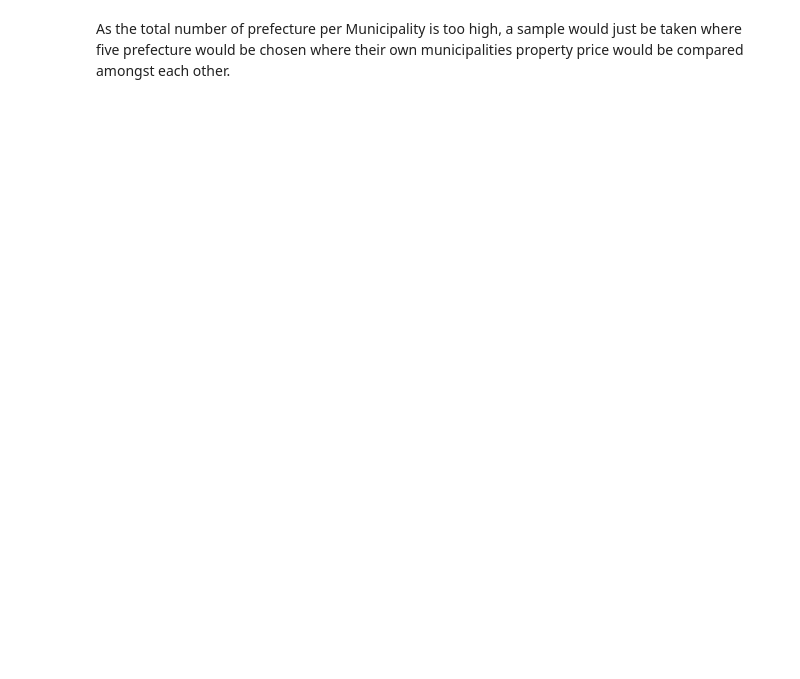
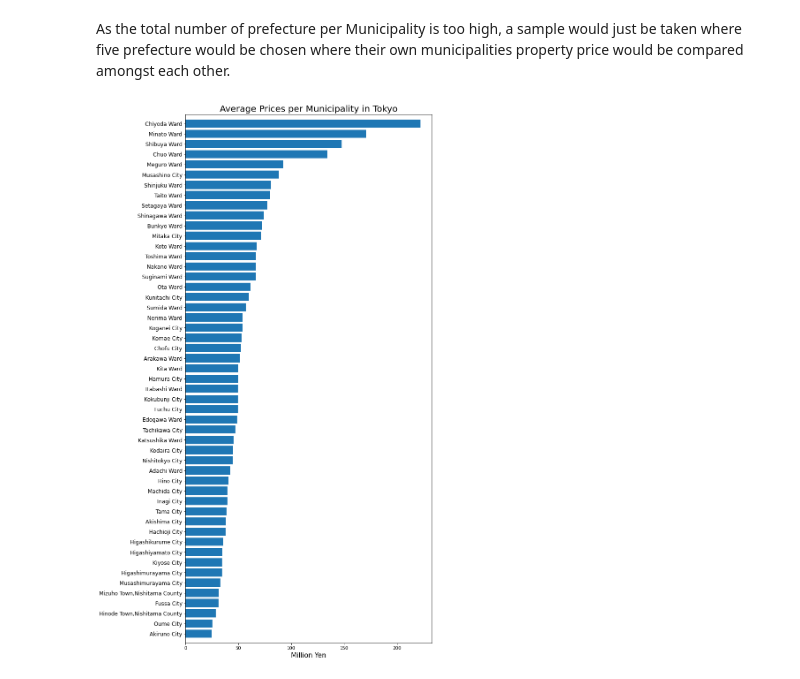
Before and after one commit to aronnicksnts/kaggle-projects, a Jupyter notebook: Japan Real Estate Prediction/Japan Real Estate Price Prediction.ipynb, the cells around one changed output. Drawn from its saved outputs; the diff is of its cells as text; code cells hidden in the pictures; blank space fills up the shorter version.

```diff
--- a/Japan Real Estate Prediction/Japan Real Estate Price Prediction.ipynb
+++ b/Japan Real Estate Prediction/Japan Real Estate Price Prediction.ipynb
@@ -161,15 +263,21 @@ print(len(df.loc[df['Prefecture'] == 'Tokyo']['Municipality'].unique()))
 # %% [markdown]
 As the total number of prefecture per Municipality is too high, a sample would just be taken where five prefecture would be chosen where their own municipalities property price would be compared amongst each other.
 # %%
-MuniTP = df.loc[df['Prefecture'] == 'Tokyo'].groupby('Municipality',
-                                                          as_index = False).mean().sort_values('TradePrice', ascending = False)
+def getMunicipalityAveragePrice(prefecture):
+    MuniTP = df.loc[df['Prefecture'] == prefecture].groupby('Municipality',
+                                                              as_index = False).mean().sort_values('TradePrice', ascending = False)
 
-fig, ax = plt.subplots(figsize=(10,22))
-ax.barh(MuniTP['Municipality'], MuniTP['TradePrice'])
-ax.invert_yaxis()
-ax.margins(y=0.01)
-ax.set_xlabel('Million Yen', fontsize = 15)
-ax.set_title('Average Prices per Municipality in Tokyo', fontsize=20)
-plt.yticks(fontsize=12)
-plt.show()
+    fig, ax = plt.subplots(figsize=(10,22))
+    ax.barh(MuniTP['Municipality'], MuniTP['TradePrice'])
+    ax.invert_yaxis()
+    ax.margins(y=0.01)
+    ax.set_xlabel('Million Yen', fontsize = 15)
+    ax.set_title(f'Average Prices per Municipality in {prefecture}', fontsize=20)
+    plt.yticks(fontsize=12)
+    plt.show()
+    del fig,ax
+# %%
+getMunicipalityAveragePrice('Tokyo')
+# %% [output]
+[figure, added]
 # %%
```
Also changed, not shown: parts of 34 cells of this notebook.
